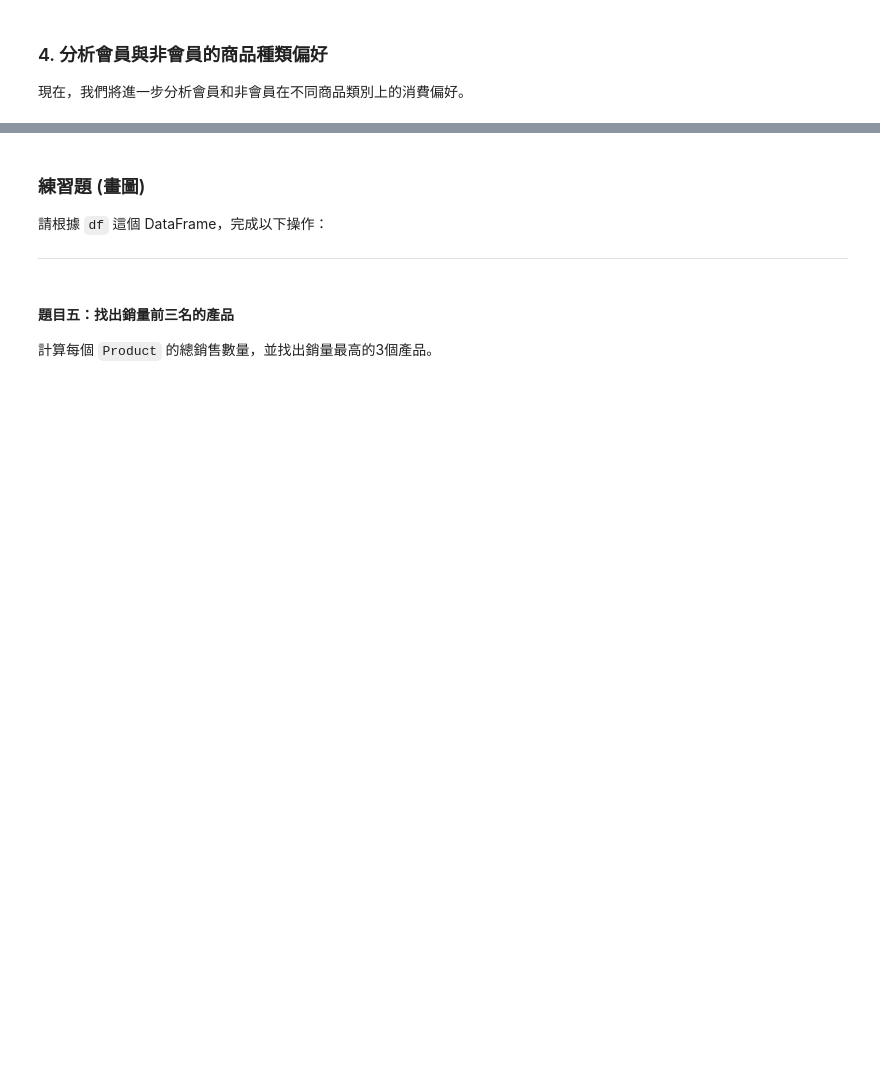
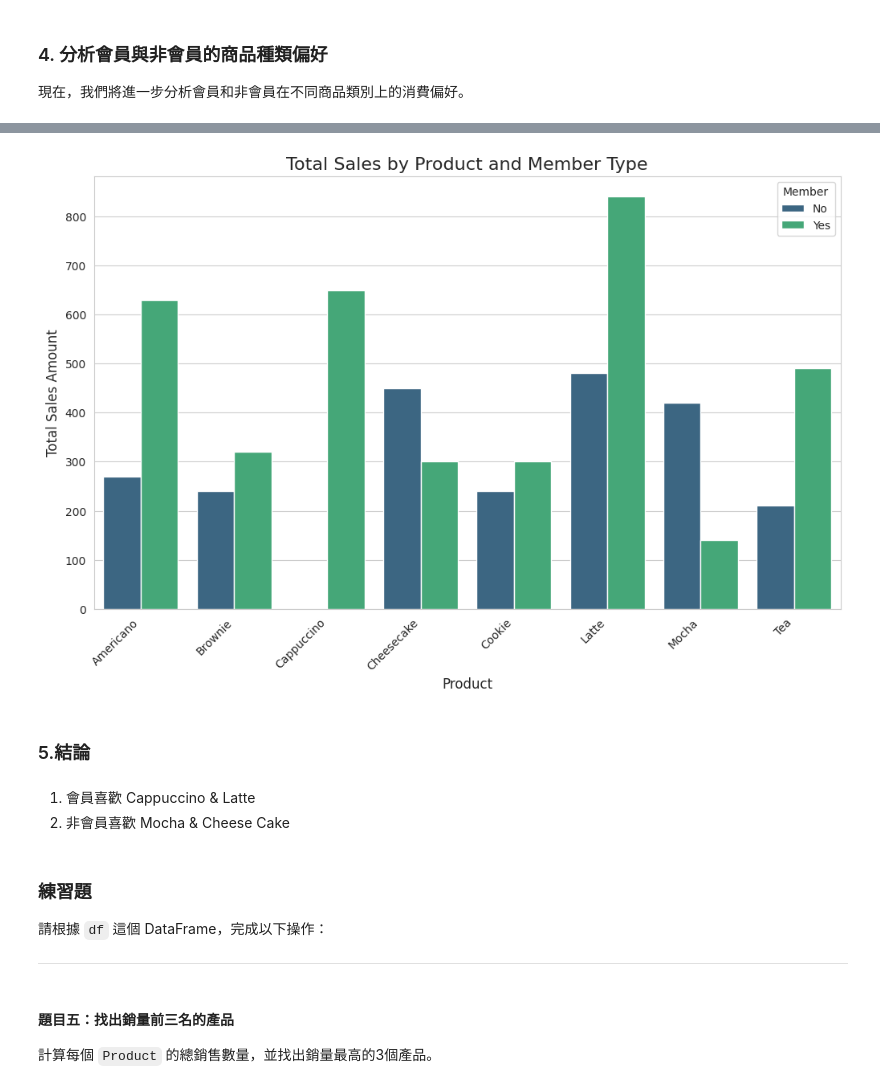
Before and after one commit to ChungyiBossi/GjunDataAnaysis, a Jupyter notebook: coffee_shop.ipynb, the cells around one changed output, grey strips where cells are left out. Saved outputs shown, nothing was run; the diff lists cells and outputs as text; code cells hidden in the pictures; blank space fills up the shorter version.

```diff
--- a/coffee_shop.ipynb
+++ b/coffee_shop.ipynb
@@ -447,0 +608,5 @@ plt.show()
+# %%
+# 計算每個會員類別中，各商品類別的總銷售額
+print("Groupby and sum")
+member_product_sales = df.groupby(['Member', 'Product'])['TotalSales'].sum()
+display(member_product_sales)
@@ -447,0 +633,4 @@ plt.show()
+# %%
+print("Unstack")
+member_product_sales = member_product_sales.unstack()
+display(member_product_sales)
@@ -447,0 +643,6 @@ plt.show()
+# %%
+member_product_sales = member_product_sales.reset_index()
+member_product_sales_melted = member_product_sales.melt(
+    'Member', var_name='Product', value_name='TotalSales'
+)
+display(member_product_sales_melted)
@@ -448,5 +667,28 @@ plt.show()
+# %%
+plt.figure(figsize=(12, 7))
+sns.barplot(
+    x='Product',
+    y='TotalSales',
+    hue='Member',
+    data=member_product_sales_melted, # data 給 dataframe, x & y 就可以給欄位名稱
+    palette='viridis'
+)
+plt.title('Total Sales by Product and Member Type', fontsize=16)
+plt.xlabel('Product', fontsize=12)
+plt.ylabel('Total Sales Amount', fontsize=12)
+plt.xticks(rotation=45, ha='right')
+plt.legend(title='Member')
+plt.savefig('member_product_preference.png') # 儲存圖片
+plt.show()
+# %% [output]
+[figure, added]
+# %% [markdown]
+### 5.結論
+# %% [markdown]
+1.    會員喜歡 Cappuccino & Latte
+2.   非會員喜歡 Mocha & Cheese Cake
 # %% [markdown]
-### 練習題 (畫圖)
+### 練習題
 
 請根據 `df` 這個 DataFrame，完成以下操作：
 
```
Also changed, not shown: parts of 23 cells of this notebook.
